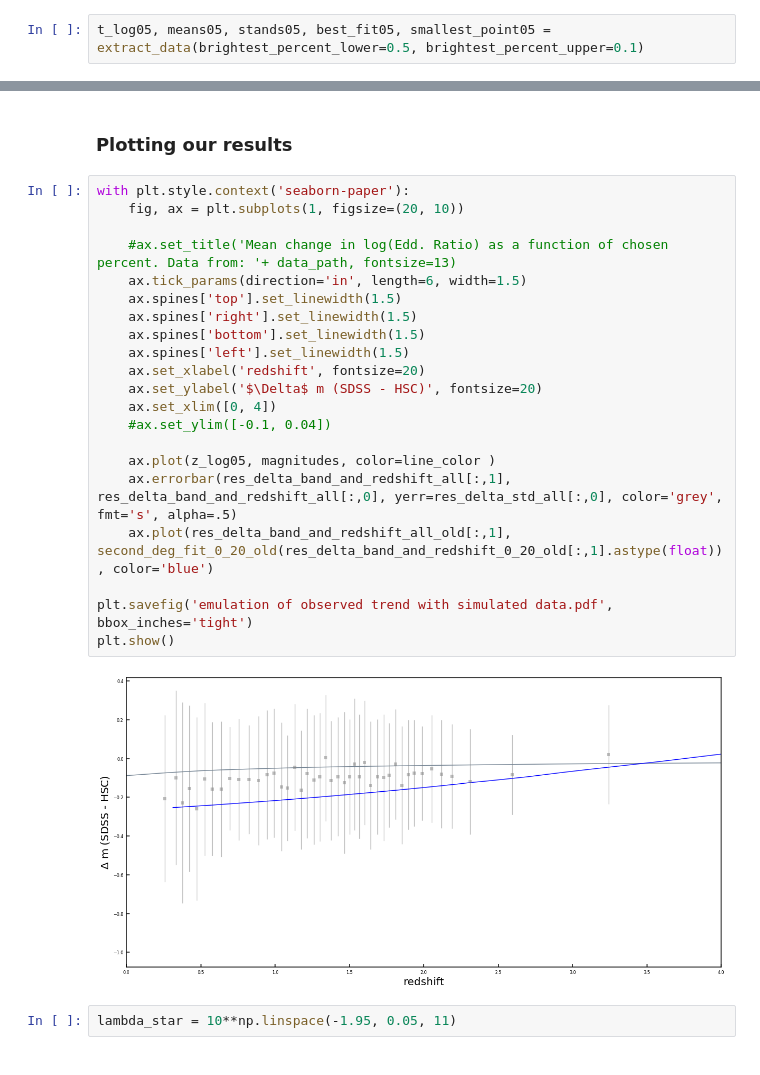
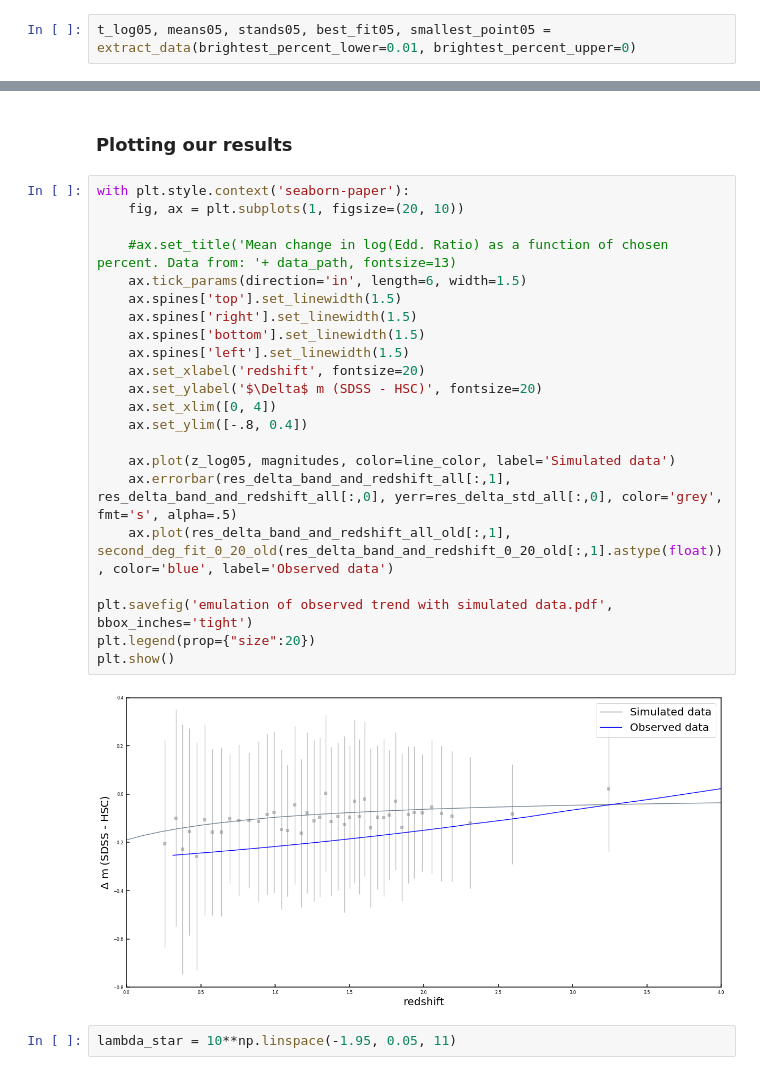
Before and after one commit to openhearted99/AGN_variability_project, a Jupyter notebook: Simulations/visualization/custom_run/Factory2.0.ipynb, the cells around one changed output, grey strips where cells are left out. Cells and saved outputs as stored; diff of their text form.

Commit message:
Revised some graphs for an upcoming presentation

```diff
--- a/Simulations/visualization/custom_run/Factory2.0.ipynb
+++ b/Simulations/visualization/custom_run/Factory2.0.ipynb
@@ -632,7 +632,7 @@ second_deg_fit_80_100_med = np.poly1d(np.polyfit(res_delta_band_and_redshift_80_
 # %% [markdown]
 #### Simulated data
 # %%
-t_log05, means05, stands05, best_fit05, smallest_point05 = extract_data(brightest_percent_lower=0.5, brightest_percent_upper=0.1)
+t_log05, means05, stands05, best_fit05, smallest_point05 = extract_data(brightest_percent_lower=0.01, brightest_percent_upper=0)
 # %% [markdown]
 ### Converting to the right space
 # %%
@@ -651,26 +651,27 @@ magnitudes = means05*2.5
 # %%
 with plt.style.context('seaborn-paper'):
     fig, ax = plt.subplots(1, figsize=(20, 10))
 
     #ax.set_title('Mean change in log(Edd. Ratio) as a function of chosen percent. Data from: '+ data_path, fontsize=13)
     ax.tick_params(direction='in', length=6, width=1.5)
     ax.spines['top'].set_linewidth(1.5)
     ax.spines['right'].set_linewidth(1.5)
     ax.spines['bottom'].set_linewidth(1.5)
     ax.spines['left'].set_linewidth(1.5)
     ax.set_xlabel('redshift', fontsize=20)
     ax.set_ylabel('$\Delta$ m (SDSS - HSC)', fontsize=20)
     ax.set_xlim([0, 4])
-    #ax.set_ylim([-0.1, 0.04])
+    ax.set_ylim([-.8, 0.4])
 
-    ax.plot(z_log05, magnitudes, color=line_color )
+    ax.plot(z_log05, magnitudes, color=line_color, label='Simulated data')
     ax.errorbar(res_delta_band_and_redshift_all[:,1], res_delta_band_and_redshift_all[:,0], yerr=res_delta_std_all[:,0], color='grey', fmt='s', alpha=.5)
-    ax.plot(res_delta_band_and_redshift_all_old[:,1], second_deg_fit_0_20_old(res_delta_band_and_redshift_0_20_old[:,1].astype(float)), color='blue')
+    ax.plot(res_delta_band_and_redshift_all_old[:,1], second_deg_fit_0_20_old(res_delta_band_and_redshift_0_20_old[:,1].astype(float)), color='blue', label='Observed data')
 
 plt.savefig('emulation of observed trend with simulated data.pdf', bbox_inches='tight')
+plt.legend(prop={"size":20})
 plt.show()
 # %% [output]
-[figure, old version]
+[figure, new version]
 # %%
 lambda_star = 10**np.linspace(-1.95, 0.05, 11)
 # %%
```
Also changed, not shown: parts of 1 cell of this notebook, 2 other files.
